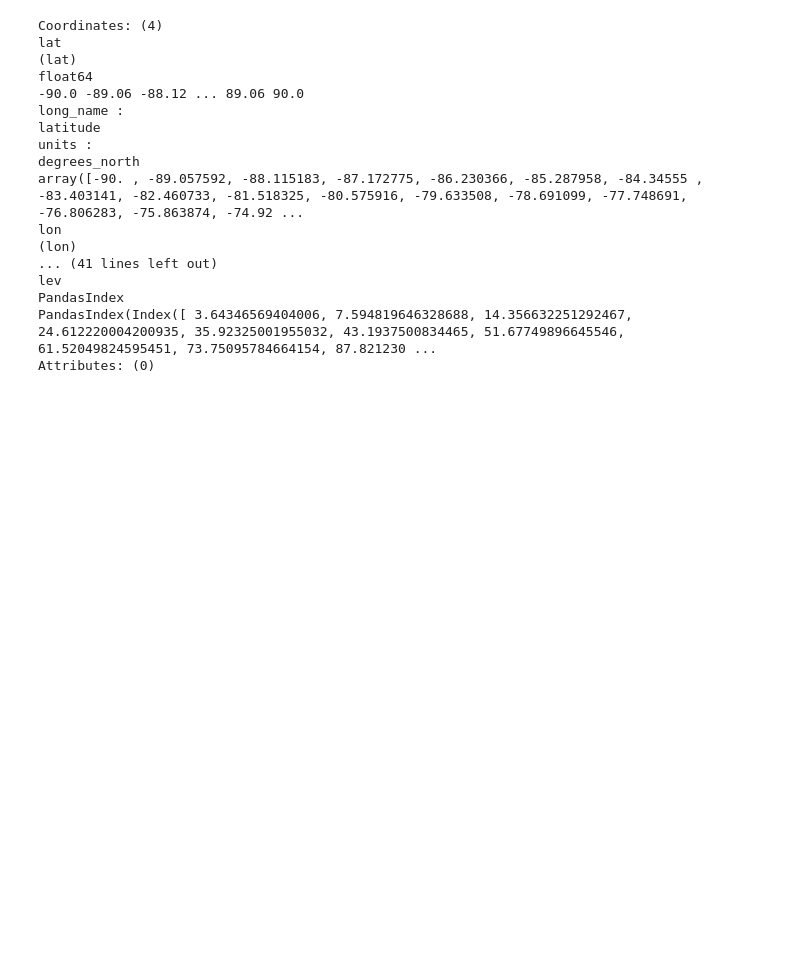
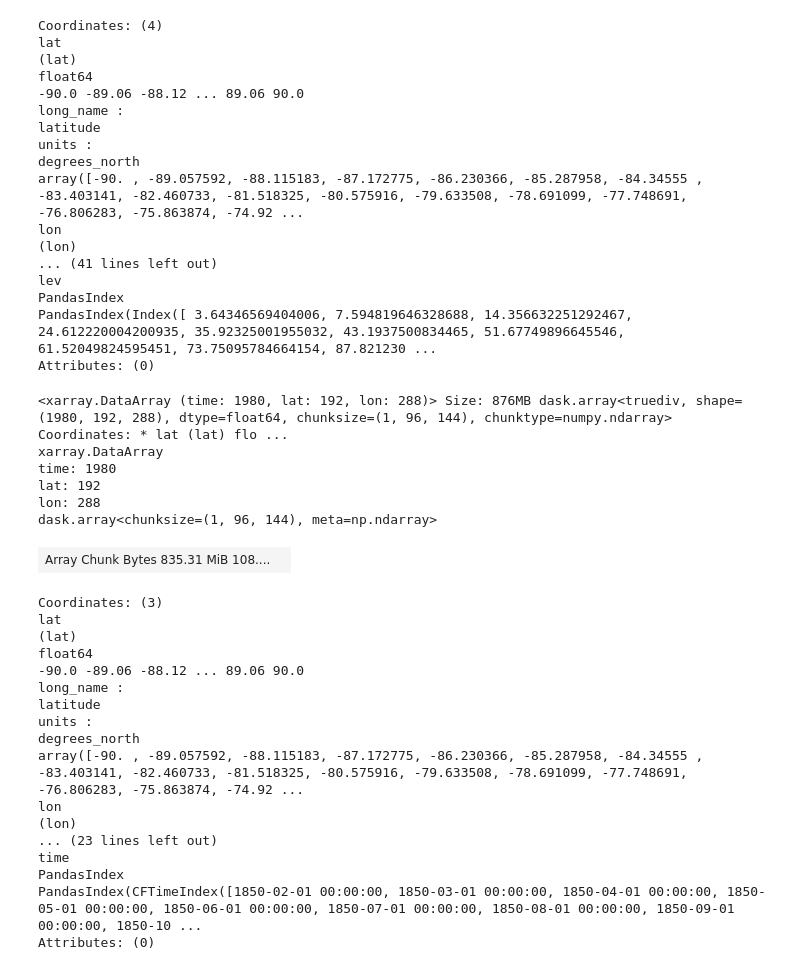
Before and after one commit to NCAR/CESM-emission-driven-run-tutorial, a Jupyter notebook: analysis_notebooks/atmosphericCO2.ipynb, the cells around one changed output. Drawn from its saved outputs; the diff is of its cells as text; code cells hidden in the pictures; blank space fills up the shorter version.

```diff
--- a/analysis_notebooks/atmosphericCO2.ipynb
+++ b/analysis_notebooks/atmosphericCO2.ipynb
@@ -420,0 +423,27 @@ Attributes: (0)
+# %%
+XCO2
+# %% [output]
+<xarray.DataArray (time: 1980, lat: 192, lon: 288)> Size: 876MB dask.array<truediv, shape=(1980, 192, 288), dtype=float64, chunksize=(1, 96, 144), chunktype=numpy.ndarray> Coordinates: * lat (lat) flo ...
+xarray.DataArray
+time: 1980
+lat: 192
+lon: 288
+dask.array<chunksize=(1, 96, 144), meta=np.ndarray>
+| Array Chunk Bytes 835.31 MiB 108.... |  |
+Coordinates: (3)
+lat
+(lat)
+float64
+-90.0 -89.06 -88.12 ... 89.06 90.0
+long_name :
+latitude
+units :
+degrees_north
+array([-90. , -89.057592, -88.115183, -87.172775, -86.230366, -85.287958, -84.34555 , -83.403141, -82.460733, -81.518325, -80.575916, -79.633508, -78.691099, -77.748691, -76.806283, -75.863874, -74.92 ...
+lon
+(lon)
+... (23 lines left out)
+time
+PandasIndex
+PandasIndex(CFTimeIndex([1850-02-01 00:00:00, 1850-03-01 00:00:00, 1850-04-01 00:00:00, 1850-05-01 00:00:00, 1850-06-01 00:00:00, 1850-07-01 00:00:00, 1850-08-01 00:00:00, 1850-09-01 00:00:00, 1850-10 ...
+Attributes: (0)
```
Also changed, not shown: parts of 6 cells of this notebook.
